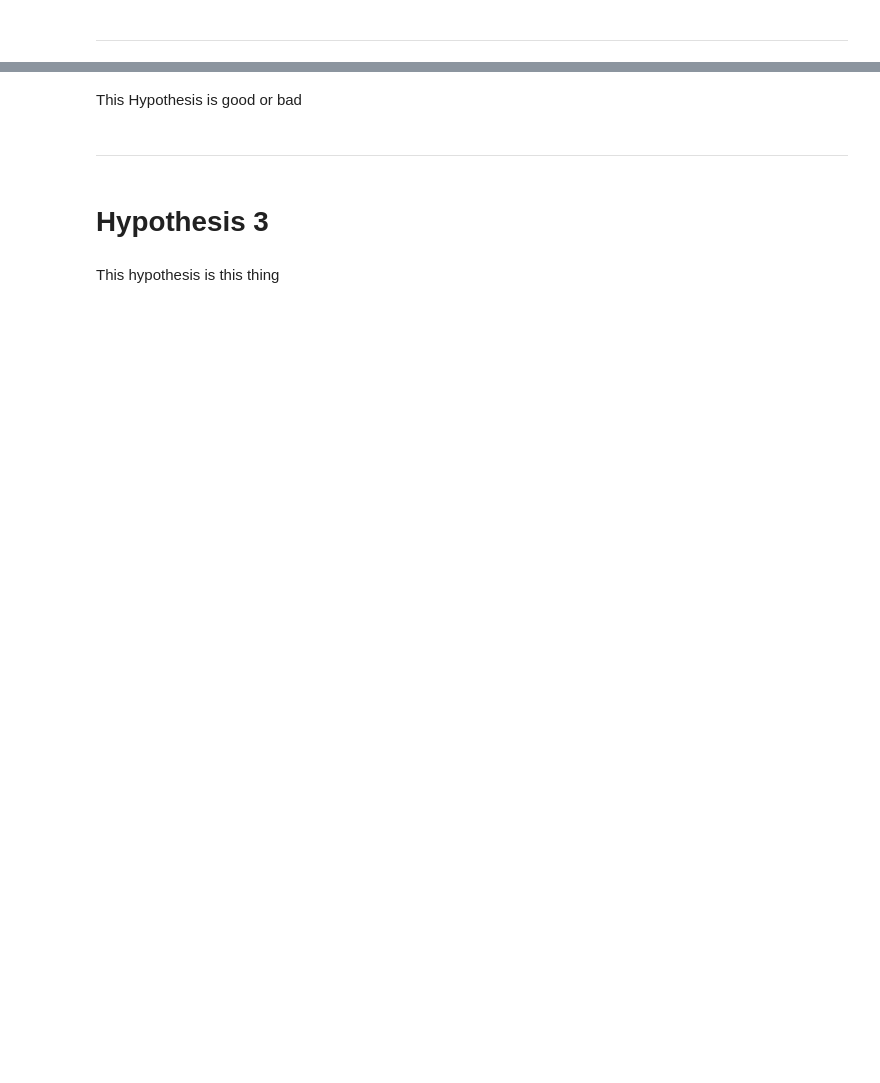
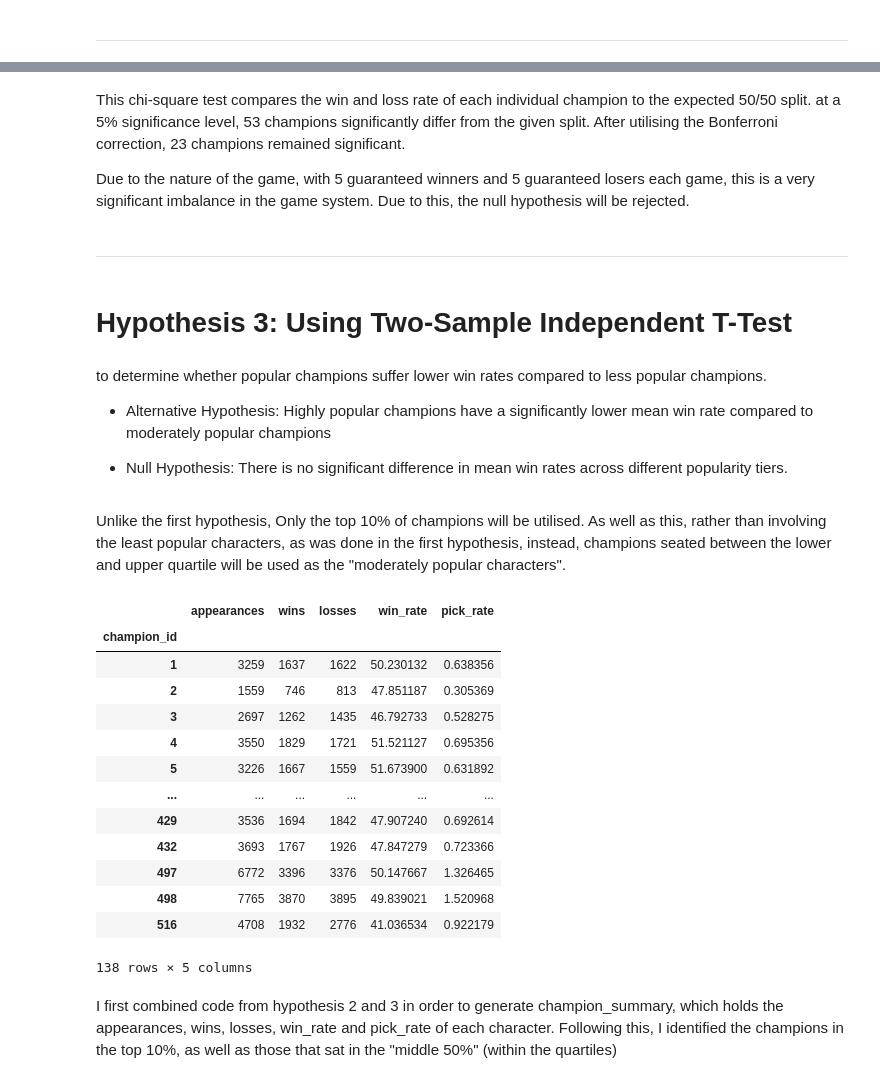
Before and after one commit to Abauker/League-of-Legends-Ranked-Match-Analysis, a Jupyter notebook: jupyter_notebooks/Statistical Analysis.ipynb, the cells around one changed output, grey strips where cells are left out. Drawn from its saved outputs; the diff is of its cells as text; code cells hidden in the pictures; blank space fills up the shorter version.

```diff
--- a/jupyter_notebooks/Statistical Analysis.ipynb
+++ b/jupyter_notebooks/Statistical Analysis.ipynb
@@ -69,8 +262,76 @@ This hypothesis is this thing
 # %% [markdown]
-This Hypothesis is good or bad
+This chi-square test compares the win and loss rate of each individual champion to the expected 50/50 split. at a 5% significance level, 53 champions significantly differ from the given split. After utilising the Bonferroni correction, 23 champions remained significant.
+
+Due to the nature of the game, with 5 guaranteed winners and 5 guaranteed losers each game, this is a very significant imbalance in the game system. Due to this, the null hypothesis will be rejected.
 # %% [markdown]
 ---
 # %% [markdown]
-# Hypothesis 3
+# Hypothesis 3: Using Two-Sample Independent T-Test
 # %% [markdown]
-This hypothesis is this thing
+to determine whether popular champions suffer lower win rates compared to less popular champions.
+
+* Alternative Hypothesis: Highly popular champions have a significantly lower mean win rate compared to moderately popular champions
+
+* Null Hypothesis: There is no significant difference in mean win rates across different popularity tiers.
+# %% [markdown]
+Unlike the first hypothesis, Only the top 10% of champions will be utilised. As well as this, rather than involving the least popular characters, as was done in the first hypothesis, instead, champions seated between the lower and upper quartile will be used as the "moderately popular characters".
+# %%
+win_rate = [f"{column}_winrate" for column in champion_columns]
+champion_win_rate_data = pd.concat(
+    [
+        df[[champion_column, win_rate_column]].rename(
+            columns={champion_column: "champion_id", win_rate_column: "win_rate"}
+        )
+        for champion_column, win_rate_column in zip(champion_columns, win_rate)
+    ],
+    ignore_index=True
+)
+
+champion_columns = [
+    f"{team}_champ{champion_number}id"
+    for team in ("t1", "t2")
+    for champion_number in range(1, 6)
+]
+
+champion_records = []
+for champion_column in champion_columns:
+    team = 1 if champion_column.startswith("t1_") else 2
+    champion_records.append(
+        pd.DataFrame({
+            "champion_id": df[champion_column],
+            "win": (df["winner"] == team).astype(int)
+        })
+    )
+
+champion_results = pd.concat(champion_records, ignore_index=True)
+champion_summary = champion_results.groupby("champion_id")["win"].agg(
+    appearances="count",
+    wins="sum"
+)
+champion_summary["losses"] = champion_summary["appearances"] - champion_summary["wins"]
+champion_summary["win_rate"] = champion_summary["wins"] / champion_summary["appearances"] * 100
+
+champion_picks = df[champion_columns].stack().value_counts()
+champion_pick_rates = (champion_picks / champion_picks.sum() * 100).rename("pick_rate")
+champion_pick_rates.index.name = "champion_id"
+champion_pick_rates = champion_pick_rates.sort_values(ascending=False)
+
+champion_summary = champion_summary.join(champion_pick_rates, on="champion_id")
+champion_summary
+# %% [output]
+|  | appearances | wins | losses | win_rate | pick_rate |
+| champion_id |  |  |  |  |  |
+| 1 | 3259 | 1637 | 1622 | 50.230132 | 0.638356 |
+| 2 | 1559 | 746 | 813 | 47.851187 | 0.305369 |
+| 3 | 2697 | 1262 | 1435 | 46.792733 | 0.528275 |
+| 4 | 3550 | 1829 | 1721 | 51.521127 | 0.695356 |
+| 5 | 3226 | 1667 | 1559 | 51.673900 | 0.631892 |
+| ... | ... | ... | ... | ... | ... |
+| 429 | 3536 | 1694 | 1842 | 47.907240 | 0.692614 |
+| 432 | 3693 | 1767 | 1926 | 47.847279 | 0.723366 |
+| 497 | 6772 | 3396 | 3376 | 50.147667 | 1.326465 |
+| 498 | 7765 | 3870 | 3895 | 49.839021 | 1.520968 |
+| 516 | 4708 | 1932 | 2776 | 41.036534 | 0.922179 |
+138 rows × 5 columns
+# %% [markdown]
+I first combined code from hypothesis 2 and 3 in order to generate champion_summary, which holds the appearances, wins, losses, win_rate and pick_rate of each character. Following this, I identified the champions in the top 10%, as well as those that sat in the "middle 50%" (within the quartiles)
```
Also changed, not shown: parts of 28 cells of this notebook, 4 other files.
